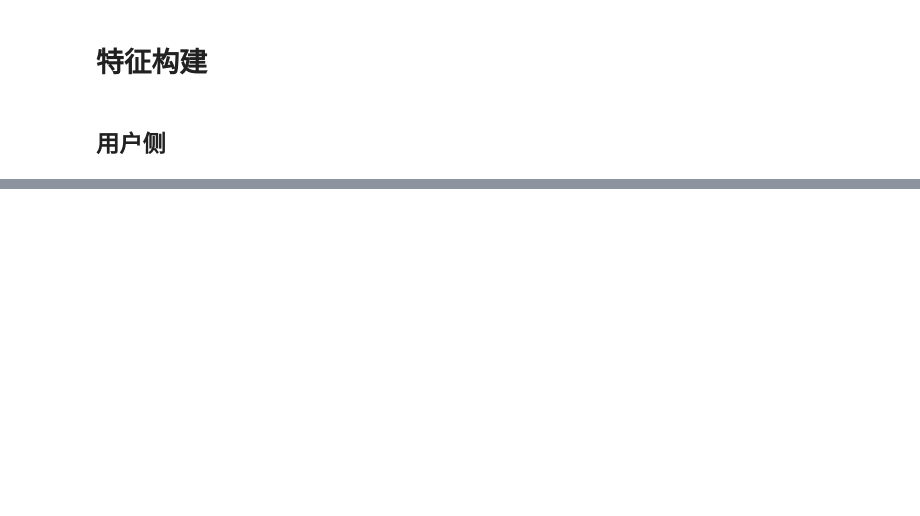
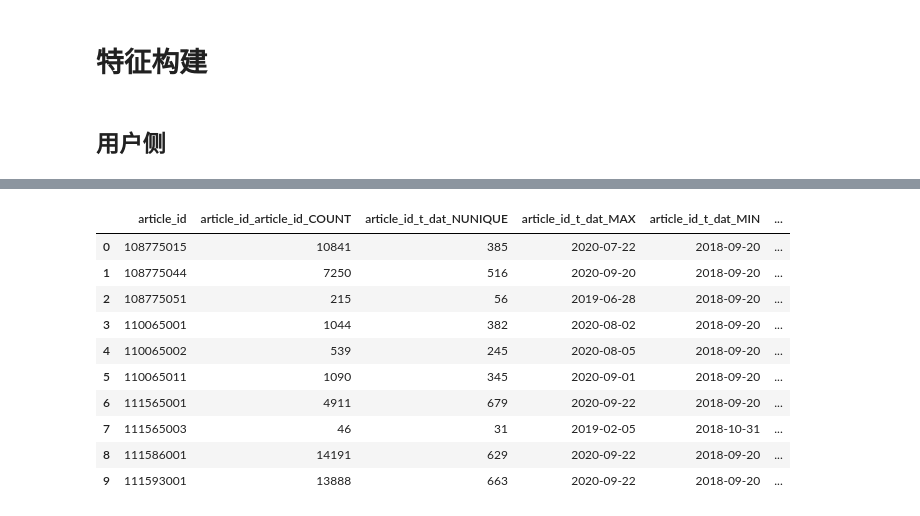
Before and after one commit to QSLV/personalized_fashion_recs, a Jupyter notebook: feature_construct.ipynb, the cells around one changed output, grey strips where cells are left out. Cells and saved outputs as stored; diff of their text form; code cells hidden in the pictures; blank space fills up the shorter version.

```diff
--- a/feature_construct.ipynb
+++ b/feature_construct.ipynb
@@ -155,0 +290,41 @@ user_feature.head(10)
+# %%
+# 商品特征
+def get_article_feature(df):
+  """
+  品类基础特征：
+  1. 行为数
+  2. 行为时间：去重，首次，末次，首末差
+      i: 天
+      iii: 周
+  3. 用户数：去重
+  4. 品类数：细粒度， 粗粒度 去重
+  5. 商品价格：最大、最小、平均 std 差值
+  """
+  feature_type = {
+      'article_id': ['count'],
+      't_dat': ['nunique', 'max', 'min', np.ptp],
+      'week': ['nunique', 'max', 'min', np.ptp],
+      'customer_id': ['nunique'],
+      'product_type_name': ['nunique'],
+      'product_group_name': ['nunique'],
+      'price': ['max', 'min', 'mean', np.ptp, 'std'],
+  }
+  feature = group_func(df, feature_type, group_key=['article_id'])
+  feature = add_prefix(feature, ['article_id'], 'article_id_')
+  return feature
+# %%
+%%time
+articles_feature = get_article_feature(all_df)
+display(articles_feature.head(10))
+# %% [output]
+|  | article_id | article_id_article_id_COUNT | article_id_t_dat_NUNIQUE | article_id_t_dat_MAX | article_id_t_dat_MIN | ... |
+| 0 | 108775015 | 10841 | 385 | 2020-07-22 | 2018-09-20 | ... |
+| 1 | 108775044 | 7250 | 516 | 2020-09-20 | 2018-09-20 | ... |
+| 2 | 108775051 | 215 | 56 | 2019-06-28 | 2018-09-20 | ... |
+| 3 | 110065001 | 1044 | 382 | 2020-08-02 | 2018-09-20 | ... |
+| 4 | 110065002 | 539 | 245 | 2020-08-05 | 2018-09-20 | ... |
+| 5 | 110065011 | 1090 | 345 | 2020-09-01 | 2018-09-20 | ... |
+| 6 | 111565001 | 4911 | 679 | 2020-09-22 | 2018-09-20 | ... |
+| 7 | 111565003 | 46 | 31 | 2019-02-05 | 2018-10-31 | ... |
+| 8 | 111586001 | 14191 | 629 | 2020-09-22 | 2018-09-20 | ... |
+| 9 | 111593001 | 13888 | 663 | 2020-09-22 | 2018-09-20 | ... |
```
Also changed, not shown: parts of 13 cells of this notebook.
